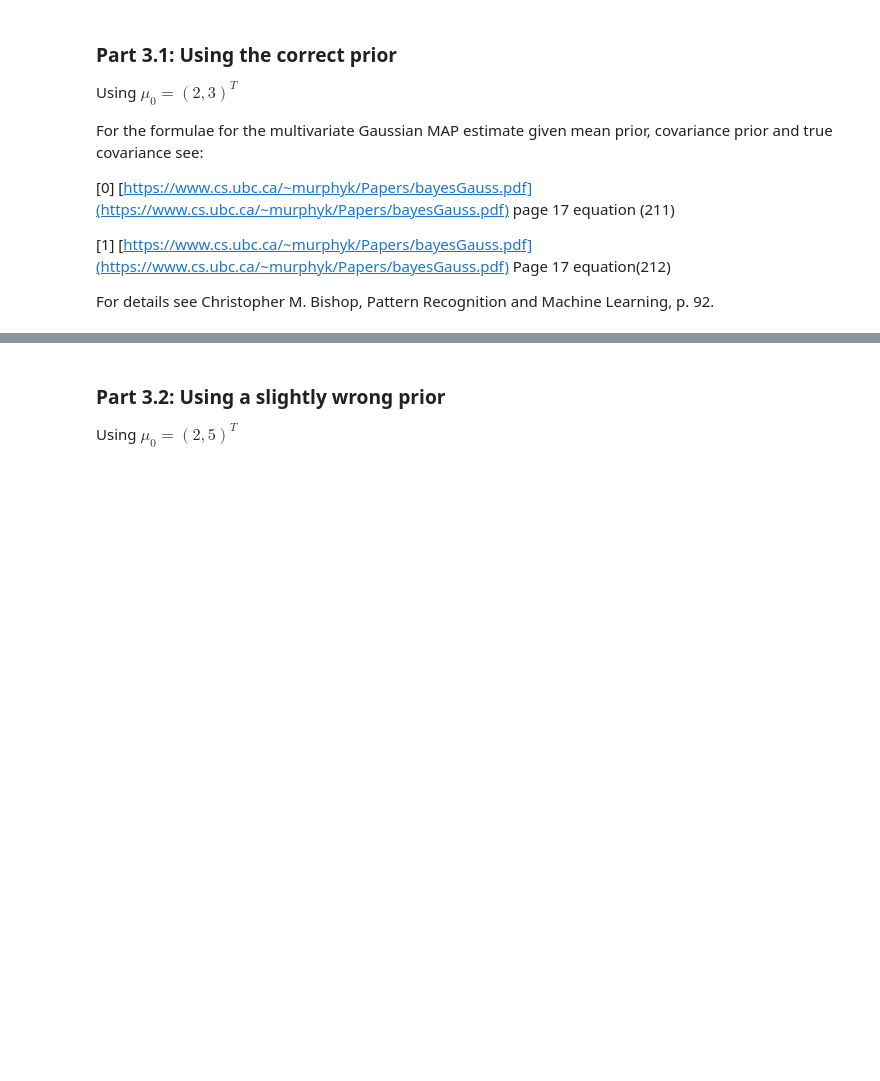
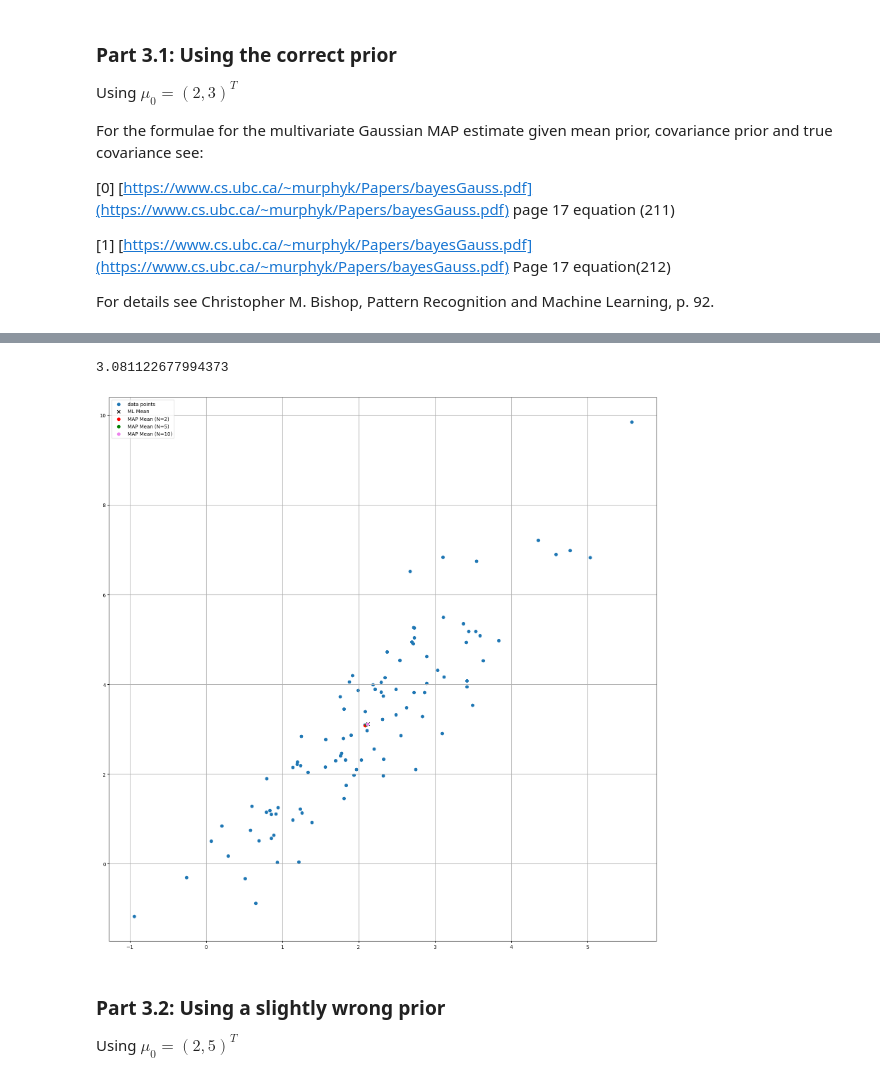
Before and after one commit to Rahul-Gopinath/spr-exercises, a Jupyter notebook: ex02_distributions/ex02_distributions.ipynb, the cells around one changed output, grey strips where cells are left out. Saved outputs shown, nothing was run; the diff lists cells and outputs as text; code cells hidden in the pictures; blank space fills up the shorter version.

Commit message:
Plotted MAP estimates with correct prior estimates

```diff
--- a/ex02_distributions/ex02_distributions.ipynb
+++ b/ex02_distributions/ex02_distributions.ipynb
@@ -149,0 +138,24 @@ raise NotImplementedError
+# %%
+# Estimate the ML and MAP mean
+
+mean_prior = np.array([[2.0], [3.0]])
+cov_prior = np_cov_matrix
+true_cov = cov_prior
+N = [2, 5, 10]
+
+map_mean = [[0.0, 0.0], [0.0, 0.0], [0.0, 0.0]]
+for i in range(len(N)):
+
+    cov_prior_inv = np.linalg.inv(cov_prior)
+    true_cov_inv = np.linalg.inv(true_cov)
+
+    map_cov = np.linalg.inv(cov_prior_inv + N[i] * true_cov_inv)
+    map_mean[i] = np.matmul(map_cov, (N[i] * np.matmul(true_cov_inv, np_mean.T) + np.matmul(cov_prior_inv, mean_prior)))
+
+    print(f'N = {i}')
+    print(f'MAP Covariance : {map_cov}')
+    print('############################')
+
+map_mean = np.array(map_mean)
+print(f'MAP Mean : {map_mean}')
+print(f'{map_mean.shape}')
@@ -150,3 +180,21 @@ raise NotImplementedError
+# %%
+# Plot the datapoints and the ML and MAP mean estimates for different numbers of samples
+
+# Plotting
+plt.figure(figsize=(20, 20))
+plt.scatter(gaussian[:, 0], gaussian[:, 1], label="data points")
+plt.scatter(np_mean[0][0], np_mean[0][1], marker="x", label="ML Mean", color="black")
+
+plt.scatter(map_mean[0][0][0], map_mean[0][1][0], marker="o", label="MAP Mean (N=2)", color="red")
+plt.scatter(map_mean[1][0][0], map_mean[1][1][0], marker="o", label="MAP Mean (N=5)", color="green")
+plt.scatter(map_mean[2][0][0], map_mean[2][1][0], marker="o", label="MAP Mean (N=10)", color="violet")
+
+plt.grid()
+plt.legend()
+plt.show()
+# %% [output]
+3.081122677994373
+[figure, added]
 # %% [markdown]
 ### Part 3.2: Using a slightly wrong prior
 
```
Also changed, not shown: parts of 5 cells of this notebook.
